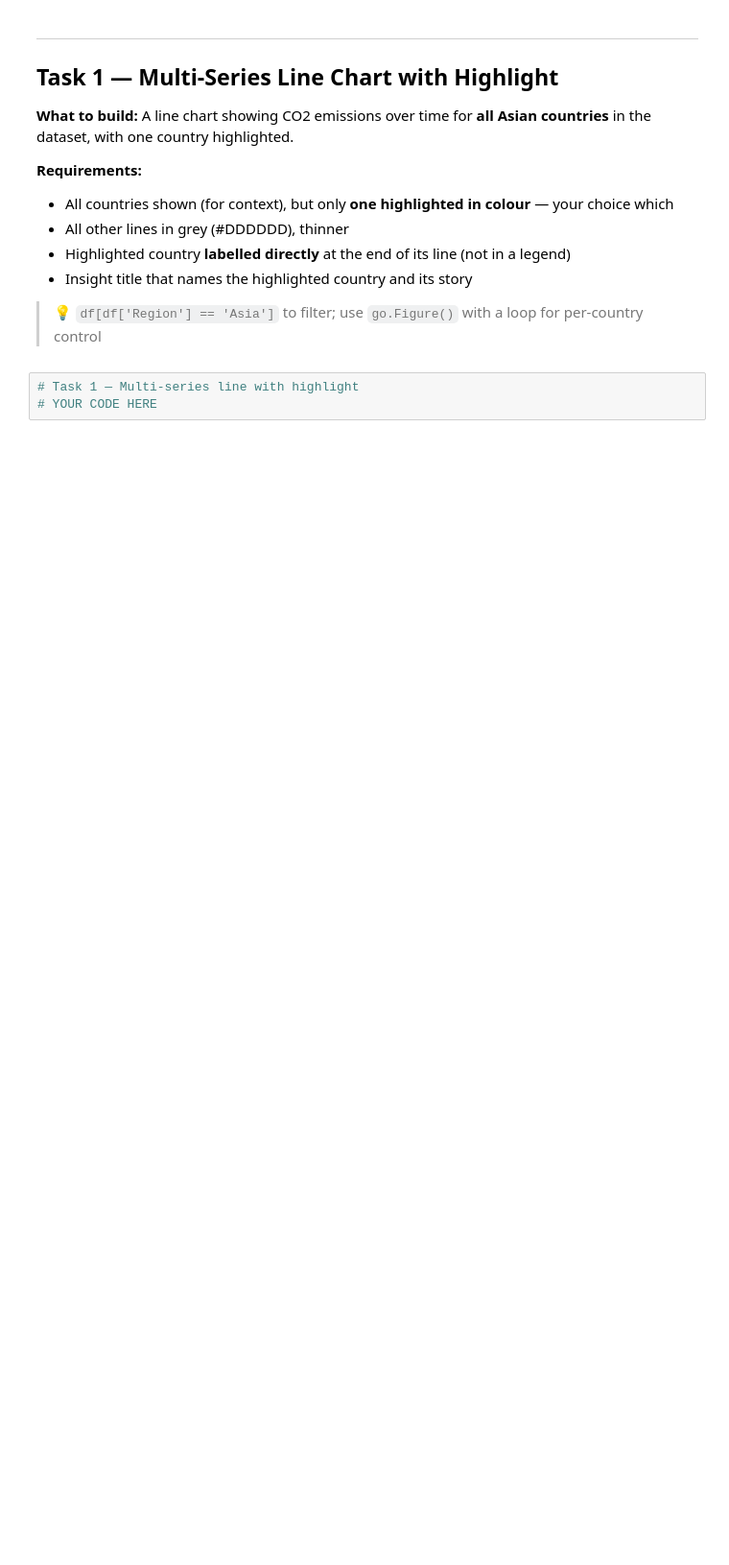
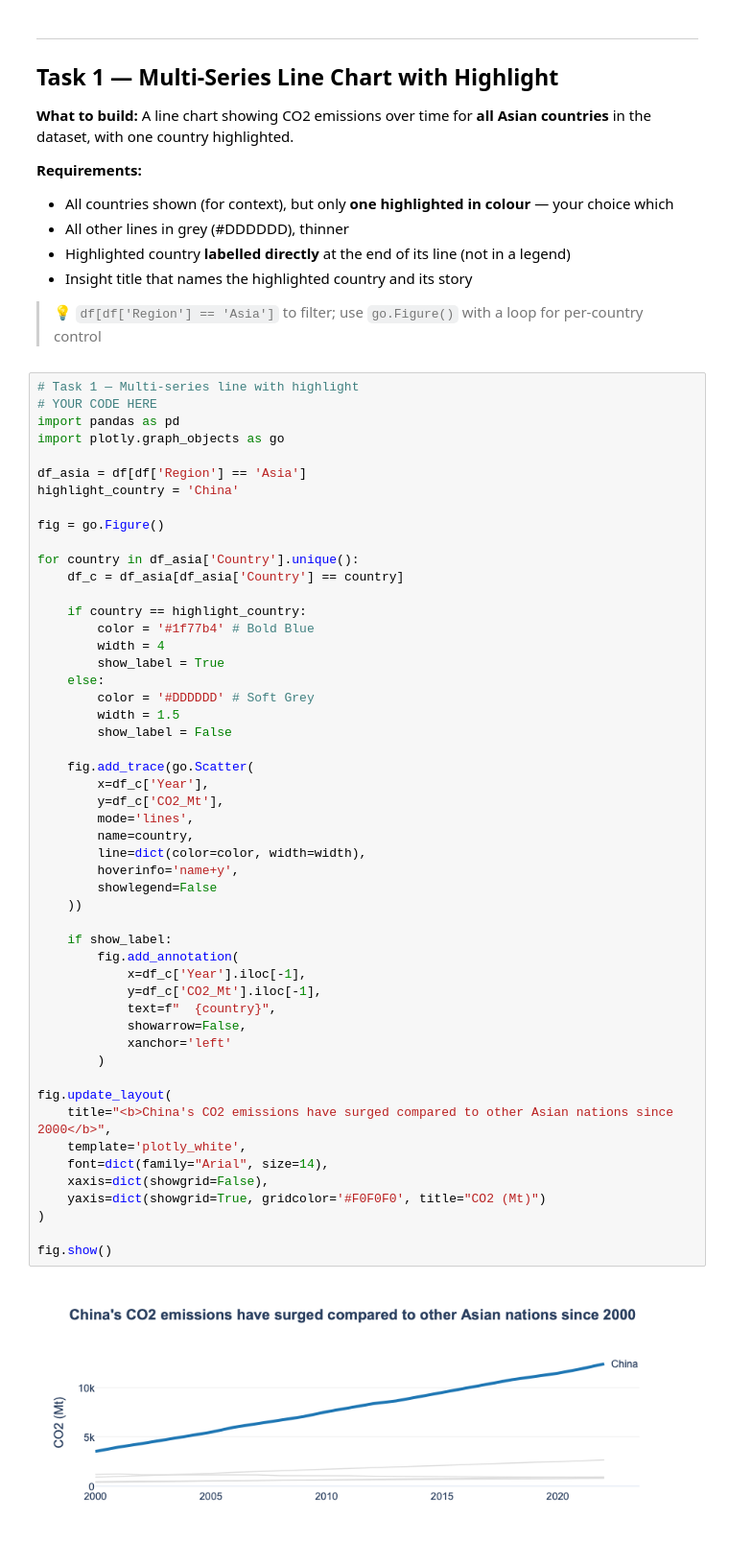
Before and after one commit to batulsr30/dataviz-exercises-batul, a Jupyter notebook: week03/lecture03_exercise.ipynb, the cells around one changed output. Shown at 96% size. Cells and saved outputs as stored; diff of their text form; blank space fills up the shorter version.

```diff
--- a/week03/lecture03_exercise.ipynb
+++ b/week03/lecture03_exercise.ipynb
@@ -42,6 +66,56 @@ print(df[df['Year']==2022].groupby('Region')['CO2_Mt'].mean().sort_values(ascend
 # %%
 # Task 1 — Multi-series line with highlight
 # YOUR CODE HERE
+import pandas as pd
+import plotly.graph_objects as go
+
+df_asia = df[df['Region'] == 'Asia']
+highlight_country = 'China'
+
+fig = go.Figure()
+
+for country in df_asia['Country'].unique():
+    df_c = df_asia[df_asia['Country'] == country]
+
+    if country == highlight_country:
+        color = '#1f77b4' # Bold Blue
+        width = 4
+        show_label = True
+    else:
+        color = '#DDDDDD' # Soft Grey
+        width = 1.5
+        show_label = False
+
+    fig.add_trace(go.Scatter(
+        x=df_c['Year'],
+        y=df_c['CO2_Mt'],
+        mode='lines',
+        name=country,
+        line=dict(color=color, width=width),
+        hoverinfo='name+y',
+        showlegend=False
+    ))
+
+    if show_label:
+        fig.add_annotation(
+            x=df_c['Year'].iloc[-1],
+            y=df_c['CO2_Mt'].iloc[-1],
+            text=f"  {country}",
+            showarrow=False,
+            xanchor='left'
+        )
+
+fig.update_layout(
+    title="<b>China's CO2 emissions have surged compared to other Asian nations since 2000</b>",
+    template='plotly_white',
+    font=dict(family="Arial", size=14),
+    xaxis=dict(showgrid=False),
+    yaxis=dict(showgrid=True, gridcolor='#F0F0F0', title="CO2 (Mt)")
+)
+
+fig.show()
+# %% [output]
+[figure, added]
 # %% [markdown]
 ---
 ## Task 2 — Slopegraph: Regional Change 2000 vs 2022
```
Also changed, not shown: parts of 3 cells of this notebook.
